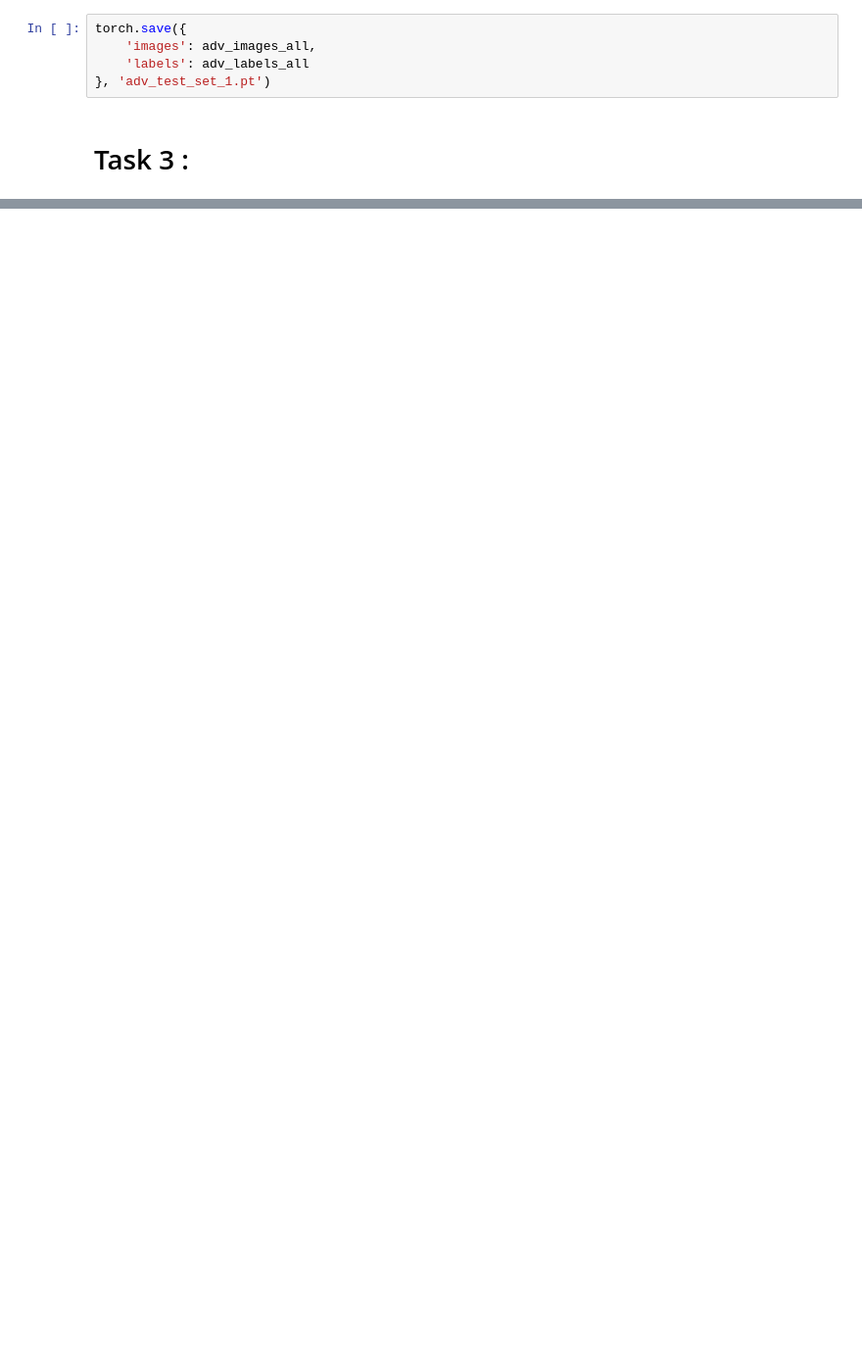
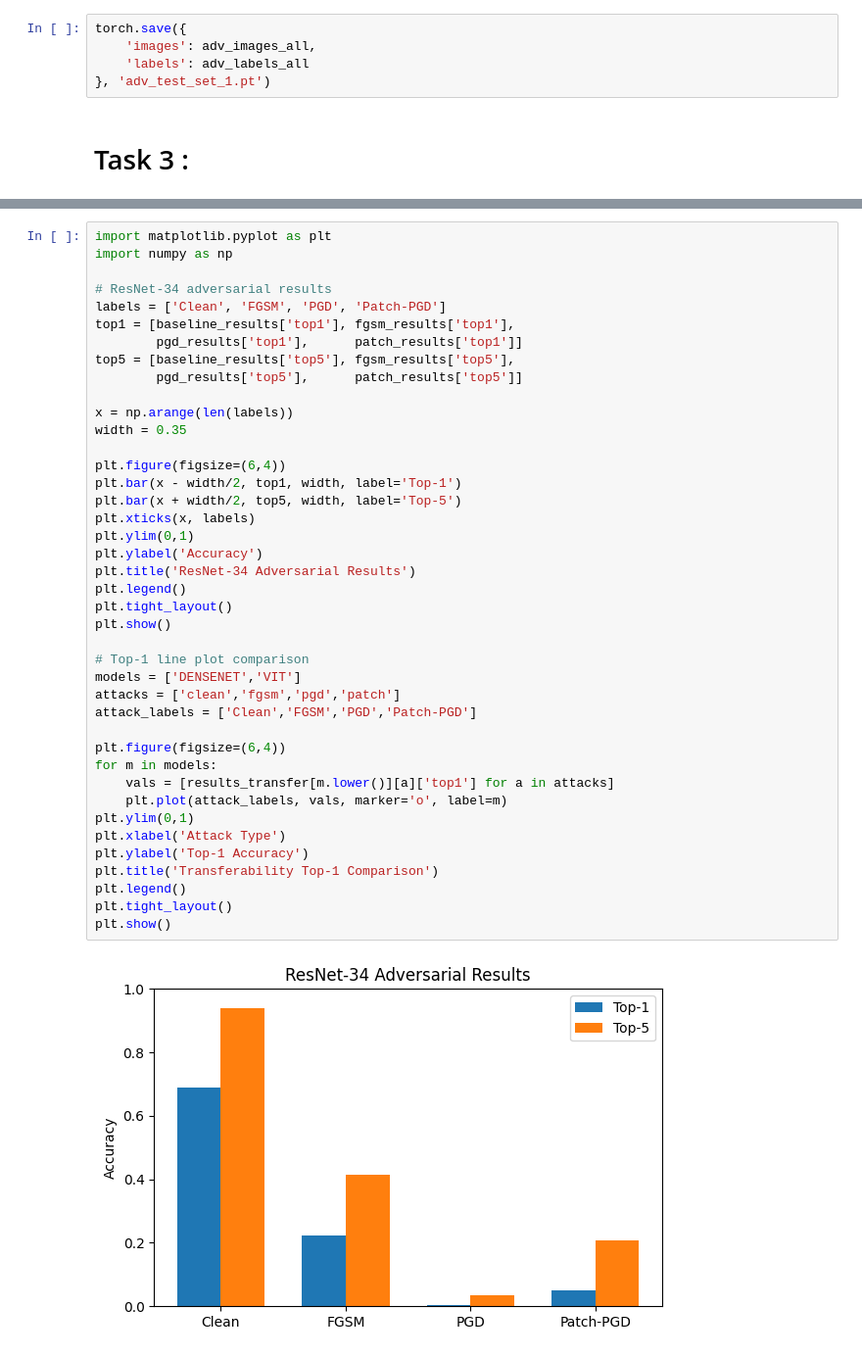
Before and after one commit to lingtouyangLeo/dl_project3, a Jupyter notebook: dl_project3.ipynb, the cells around one changed output, grey strips where cells are left out. Shown at 98% size. Drawn from its saved outputs; the diff is of its cells as text; blank space fills up the shorter version.

```diff
--- a/dl_project3.ipynb
+++ b/dl_project3.ipynb
@@ -263,0 +566,43 @@ torch.save({
+# %%
+import matplotlib.pyplot as plt
+import numpy as np
+
+# ResNet-34 adversarial results
+labels = ['Clean', 'FGSM', 'PGD', 'Patch-PGD']
+top1 = [baseline_results['top1'], fgsm_results['top1'],
+        pgd_results['top1'],      patch_results['top1']]
+top5 = [baseline_results['top5'], fgsm_results['top5'],
+        pgd_results['top5'],      patch_results['top5']]
+
+x = np.arange(len(labels))
+width = 0.35
+
+plt.figure(figsize=(6,4))
+plt.bar(x - width/2, top1, width, label='Top‑1')
+plt.bar(x + width/2, top5, width, label='Top‑5')
+plt.xticks(x, labels)
+plt.ylim(0,1)
+plt.ylabel('Accuracy')
+plt.title('ResNet‑34 Adversarial Results')
+plt.legend()
+plt.tight_layout()
+plt.show()
+
+# Top‑1 line plot comparison
+models = ['DENSENET','VIT']
+attacks = ['clean','fgsm','pgd','patch']
+attack_labels = ['Clean','FGSM','PGD','Patch-PGD']
+
+plt.figure(figsize=(6,4))
+for m in models:
+    vals = [results_transfer[m.lower()][a]['top1'] for a in attacks]
+    plt.plot(attack_labels, vals, marker='o', label=m)
+plt.ylim(0,1)
+plt.xlabel('Attack Type')
+plt.ylabel('Top‑1 Accuracy')
+plt.title('Transferability Top‑1 Comparison')
+plt.legend()
+plt.tight_layout()
+plt.show()
+# %% [output]
+[figure, added]
```
Also changed, not shown: parts of 17 cells of this notebook.
